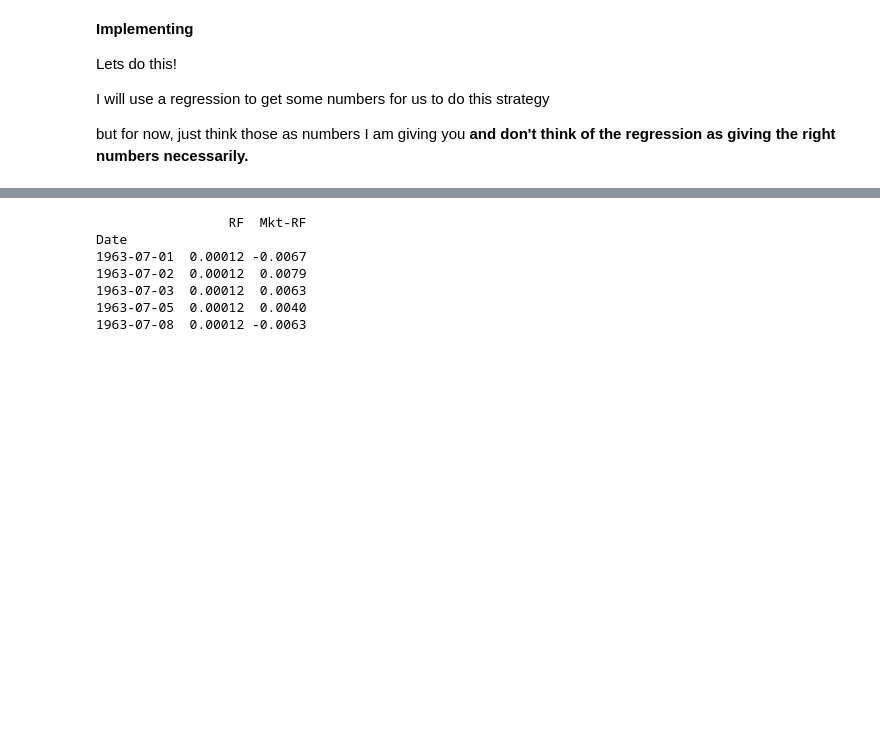
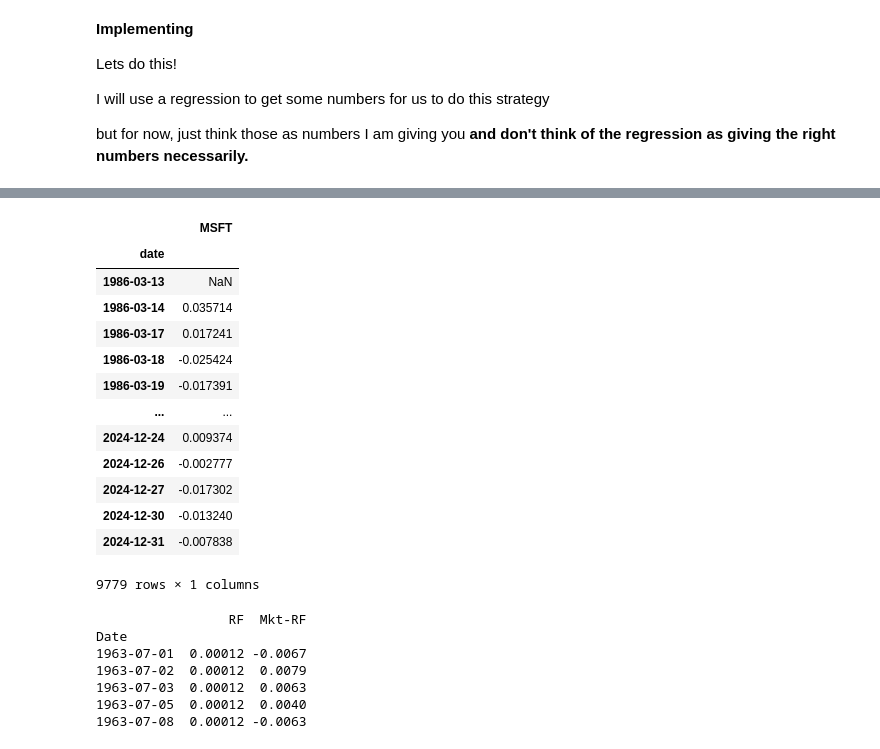
Before and after one commit to SnazzyBeatle115/UG54, a Jupyter notebook: chapters/Finance/FactorModels.ipynb, the cells around one changed output, grey strips where cells are left out. Drawn from its saved outputs; the diff is of its cells as text; code cells hidden in the pictures; blank space fills up the shorter version.

```diff
--- a/chapters/Finance/FactorModels.ipynb
+++ b/chapters/Finance/FactorModels.ipynb
@@ -341,6 +362,27 @@ date
 | 50% | 0.000380 |
 | 75% | 0.011193 |
 | max | 0.195652 |
+# %%
+#df_returns.to_csv('../../assets/data/FactorModels_data2.csv')
+df_returns=pd.read_csv('https://raw.githubusercontent.com/amoreira2/UG54/refs/heads/main/assets/data/FactorModels_data2.csv')
+df_returns.date=pd.to_datetime(df_returns.date)
+df_returns.set_index('date',inplace=True)
+df_returns
+# %% [output]
+|  | MSFT |
+| date |  |
+| 1986-03-13 | NaN |
+| 1986-03-14 | 0.035714 |
+| 1986-03-17 | 0.017241 |
+| 1986-03-18 | -0.025424 |
+| 1986-03-19 | -0.017391 |
+| ... | ... |
+| 2024-12-24 | 0.009374 |
+| 2024-12-26 | -0.002777 |
+| 2024-12-27 | -0.017302 |
+| 2024-12-30 | -0.013240 |
+| 2024-12-31 | -0.007838 |
+9779 rows × 1 columns
 # %%
 df_factor = get_factors()
 print(df_factor.head())
```
Also changed, not shown: parts of 11 cells of this notebook.
